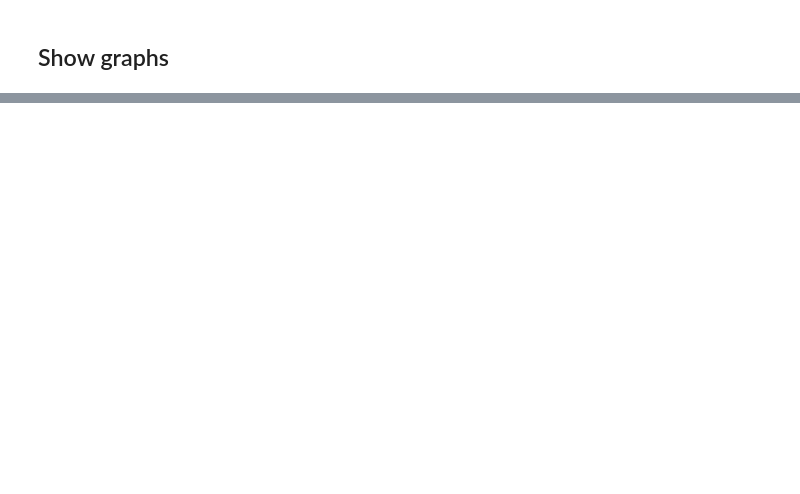
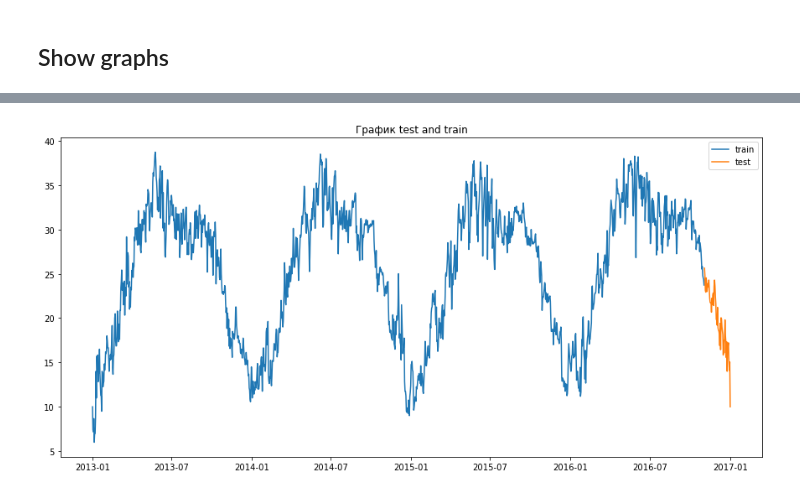
Before and after one commit to tiltedSF/timeSeries_tools, a Jupyter notebook: expml.ipynb, the cells around one changed output, grey strips where cells are left out. Drawn from its saved outputs; the diff is of its cells as text; code cells hidden in the pictures; blank space fills up the shorter version.

```diff
--- a/expml.ipynb
+++ b/expml.ipynb
@@ -70,0 +83,4 @@ temperature_ts.init_and_predict_prophet()
+# %%
+temperature_ts.draw_test_and_train_dataset()
+# %% [output]
+[figure, added]
```
Also changed, not shown: parts of 19 cells of this notebook, 3 other files.
